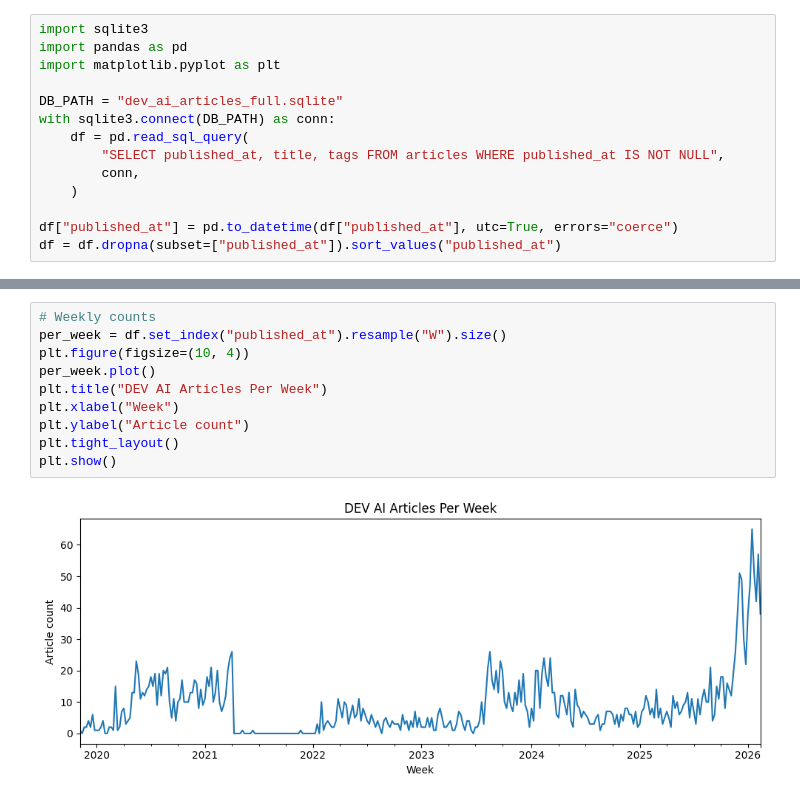
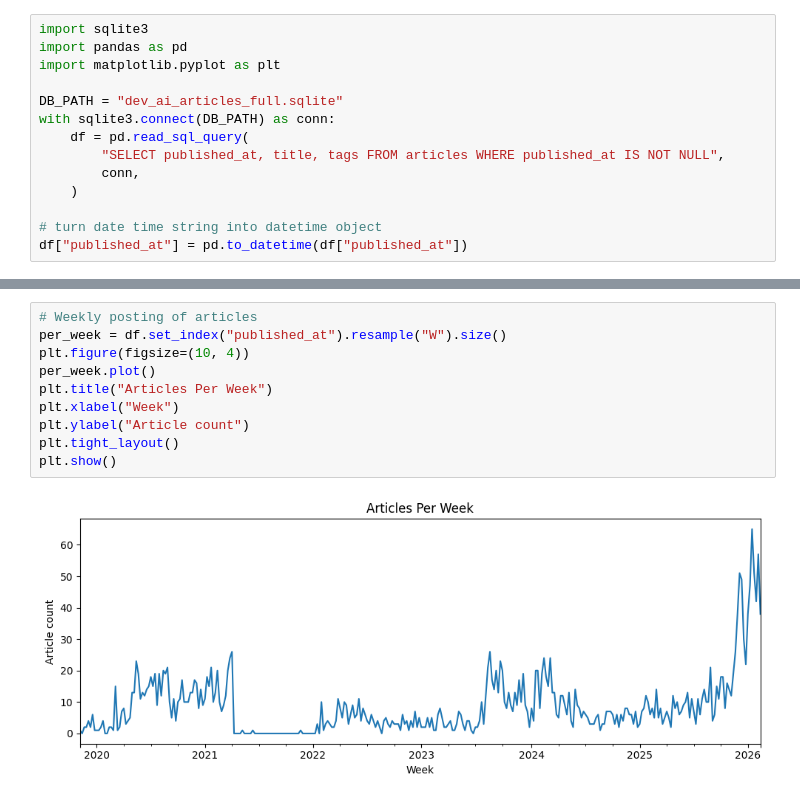
Before and after one commit to abbhinavsriram/CAP5771-abbhinav.sriram, a Jupyter notebook: data_exploration.ipynb, the cells around one changed output, grey strips where cells are left out. Drawn from its saved outputs; the diff is of its cells as text.

```diff
--- a/data_exploration.ipynb
+++ b/data_exploration.ipynb
@@ -10,8 +10,8 @@ with sqlite3.connect(DB_PATH) as conn:
         conn,
     )
 
-df["published_at"] = pd.to_datetime(df["published_at"], utc=True, errors="coerce")
-df = df.dropna(subset=["published_at"]).sort_values("published_at")
+# turn date time string into datetime object
+df["published_at"] = pd.to_datetime(df["published_at"])
 # %%
 df.head()
 # %% [output]
@@ -71,17 +70,17 @@ plt.show()
 # %% [output]
 [figure]
 # %%
-# Weekly counts
+# Weekly posting of articles
 per_week = df.set_index("published_at").resample("W").size()
 plt.figure(figsize=(10, 4))
 per_week.plot()
-plt.title("DEV AI Articles Per Week")
+plt.title("Articles Per Week")
 plt.xlabel("Week")
 plt.ylabel("Article count")
 plt.tight_layout()
 plt.show()
 # %% [output]
-[figure, old version]
+[figure, new version]
 # %%
 # Yearly and seasonal release comparison
 df["year_released"] = df["published_at"].dt.year
```
Also changed, not shown: parts of 11 cells of this notebook, 10 other files.
